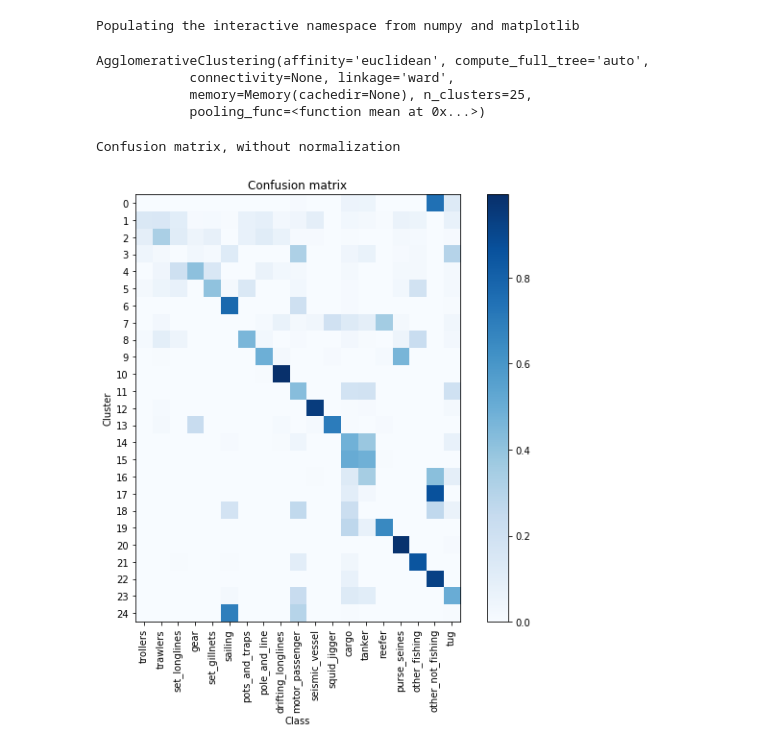
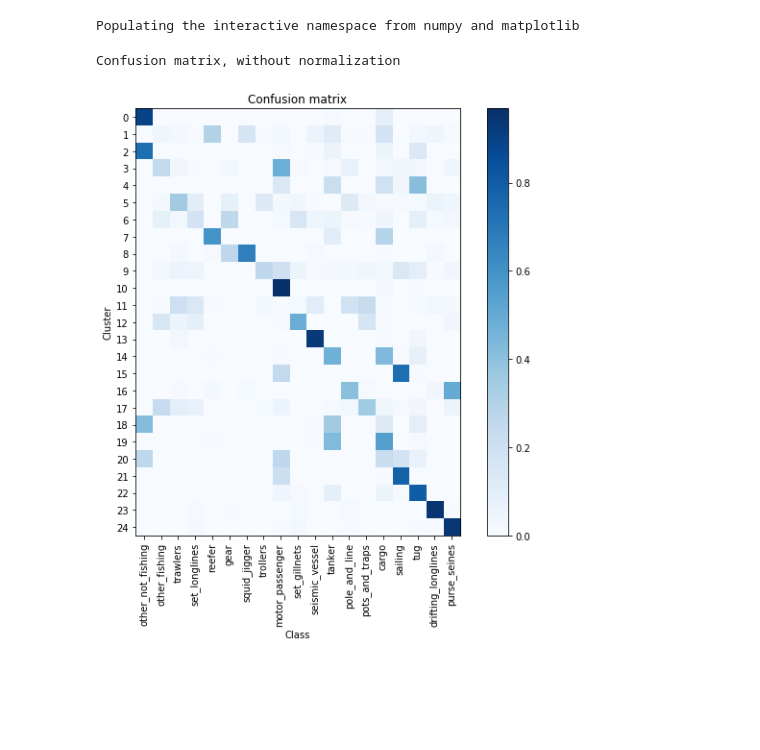
Before and after one commit to GlobalFishingWatch/vessels_gear_embedding, a Jupyter notebook: vessels_gear_embedding.ipynb, the cells around one changed output. Saved outputs shown, nothing was run; the diff lists cells and outputs as text; code cells hidden in the pictures; blank space fills up the shorter version.

```diff
--- a/vessels_gear_embedding.ipynb
+++ b/vessels_gear_embedding.ipynb
@@ -71,20 +78,20 @@ clustering = sklearn.cluster.AgglomerativeClustering(linkage="ward", n_clusters=
-# %%
-clustering.fit(data[:,:width])
-# %% [output]
-AgglomerativeClustering(affinity='euclidean', compute_full_tree='auto',
-            connectivity=None, linkage='ward',
-            memory=Memory(cachedir=None), n_clusters=25,
-            pooling_func=<function mean at 0x...>)
+# %%
+transform = sklearn.decomposition.PCA(n_components=50)
+
+transform.fit(data[:,:width])
+transformed_data = transform.transform(data[:,:width])
 # %%
+nclusters=25
+clustering = sklearn.cluster.AgglomerativeClustering(linkage="ward", n_clusters=nclusters)
+c = clustering.fit(transformed_data)
 cm, xlabels, ylabels = calculate_confusion_matrix(
     data[:,width+6:width+6+len(labels)],
     clustering.labels_,
     labels,
     range(0, nclusters))
+plt.figure(figsize=(8,8))
+plot_confusion_matrix(cm, xlabels, ylabels, ylabel='Cluster', xlabel='Class')
+plt.show()
+# %% [output]
+Confusion matrix, without normalization
+[figure, added]
-# %%
-plt.figure(figsize=(8,8))
-plot_confusion_matrix(cm, xlabels, ylabels, ylabel='Cluster', xlabel='Class')
-plt.show()
-# %% [output]
-Confusion matrix, without normalization
-[figure, removed]
```
Also changed, not shown: parts of 4 cells of this notebook.
